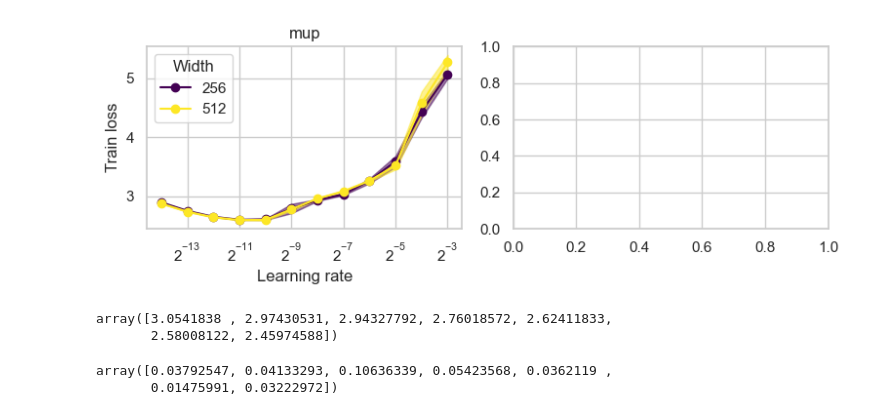
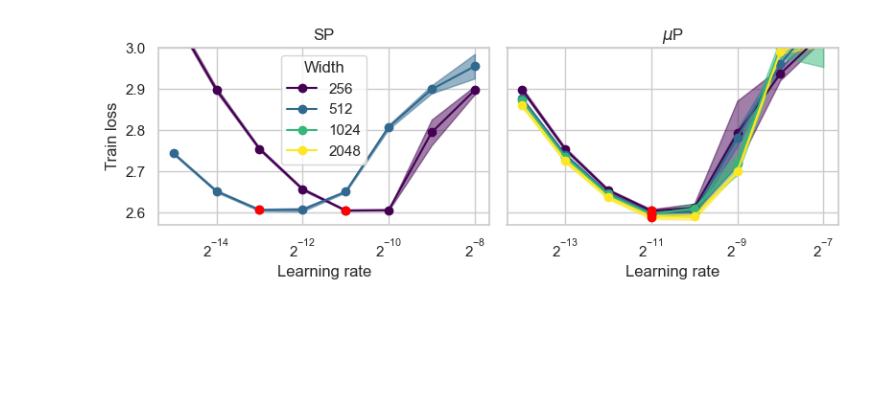
Before and after one commit to karpathy/nanoGPT, a Jupyter notebook: mutransfer_lr/plot.ipynb, the cells around one changed output. Drawn from its saved outputs; the diff is of its cells as text; code cells hidden in the pictures; blank space fills up the shorter version.

Commit message:
Add mutransfer lr shakespeare plotting

```diff
--- a/mutransfer_lr/plot.ipynb
+++ b/mutransfer_lr/plot.ipynb
@@ -10,21 +10,21 @@ import seaborn as sns
 sns.set(style='whitegrid')
 
 parameterizations = [
-    # 'sp',
-    'mup',
+    ('sp', r'SP'),
+    ('mup', r'$\mu$P'),
 ]
 seeds = [1,2,3]
 widths = [
     256,
     512,
-    # 1024,
-    # 2048,
+    1024,
+    2048,
 ]
 lrs = [
-    0.125,
-    0.0625,
-    0.03125,
-    0.015625,
+    # 0.125,
+    # 0.0625,
+    # 0.03125,
+    # 0.015625,
     0.0078125,
     0.00390625,
     0.001953125,
@@ -33,6 +33,7 @@ lrs = [
     0.000244140625,
     0.0001220703125,
     0.00006103515625,
+    0.00003051757812,
 ]
 class MplColorHelper:
 
@@ -52,28 +53,50 @@ n_rows = 1
 fig, axes = plt.subplots(n_rows, n_cols, figsize=(4*n_cols, 3*n_rows))
 # axes = axes.reshape((n_rows, n_cols))
 
-for parameterization_idx, parameterization in enumerate(parameterizations):
+for parameterization_idx, (parameterization, parameterization_str) in enumerate(parameterizations):
     ax = axes[parameterization_idx]
+    optimal_lrs = []
+    optimal_losses = []
     for width_idx, width in enumerate(widths):
         mean_losses = []
         sem_losses = []
+        lrs_to_plot = []
         for lr in lrs:
             losses = []
             for seed in seeds:
                 job_name = f'width{width}_depth2_seed{seed}_lr{lr:.20f}'.rstrip('0')
-                ckpt_df = pd.read_csv(os.path.join(parameterization, 'out', job_name, 'log.csv'))
-                losses.append(ckpt_df['train/loss'].mean())
-            mean_losses.append(np.mean(losses))
-            sem_losses.append(np.std(losses, ddof=1) / np.sqrt(len(losses)))
+                csv_path = os.path.join(parameterization, 'out', job_name, 'log.csv')
+                if os.path.exists(csv_path):
+                    ckpt_df = pd.read_csv(csv_path)
+                    losses.append(ckpt_df['train/loss'].mean())
+                else:
+                    print(f'Missing {csv_path}')
+            if len(losses):
+                mean_losses.append(np.mean(losses))
+                sem_losses.append(np.std(losses, ddof=1) / np.sqrt(len(losses)))
+                lrs_to_plot.append(lr)
+
         mean_losses = np.array(mean_losses)
         sem_losses = np.array(sem_losses)
-        ax.plot(lrs, mean_losses, label=width, marker='o', color=color_helper.get_rgb(width_idx))
-        ax.fill_between(lrs, mean_losses-sem_losses, mean_losses+sem_losses, color=color_helper.get_rgb(width_idx), alpha=0.5)
-        ax.legend(title='Width')
-        ax.set_xscale('log', base=2)
-        ax.set_xlabel('Learning rate')
-        ax.set_ylabel('Train loss')
-        ax.set_title(parameterization)
+        ax.plot(lrs_to_plot, mean_losses, label=width, marker='o', color=color_helper.get_rgb(width_idx))
+        ax.fill_between(lrs_to_plot, mean_losses-sem_losses, mean_losses+sem_losses, color=color_helper.get_rgb(width_idx), alpha=0.5)
+
+        if len(mean_losses):
+            optimum_idx = np.argmin(mean_losses)
+            optimal_lrs.append(lrs_to_plot[optimum_idx])
+            optimal_losses.append(mean_losses[optimum_idx])
+
+    ax.plot(optimal_lrs, optimal_losses, color='red', linestyle='none', marker='o')
+    ax.set_xscale('log', base=2)
+    ax.set_xlabel('Learning rate')
+    ax.set_title(parameterization_str)
+    ax.set_ylim(2.57, 3)
+
+axes[0].legend(title='Width')
+# axes[0].set_ylabel('Mean Train loss\nshakespeare_char')
+axes[0].set_ylabel('Train loss')
+axes[1].yaxis.set_ticklabels([])
+axes[1].tick_params(axis='y', length=0, width=0)
 
 plt.tight_layout()
 plt.show()
@@ -82,11 +122 @@ plt.close()
-[figure, old version]
+[figure, new version]
-# %%
-mean_losses
-# %% [output]
-array([3.0541838 , 2.97430531, 2.94327792, 2.76018572, 2.62411833,
-       2.58008122, 2.45974588])
-# %%
-sem_losses
-# %% [output]
-array([0.03792547, 0.04133293, 0.10636339, 0.05423568, 0.0362119 ,
-       0.01475991, 0.03222972])
```
Also changed, not shown: parts of 2 cells of this notebook, 1 other file.
